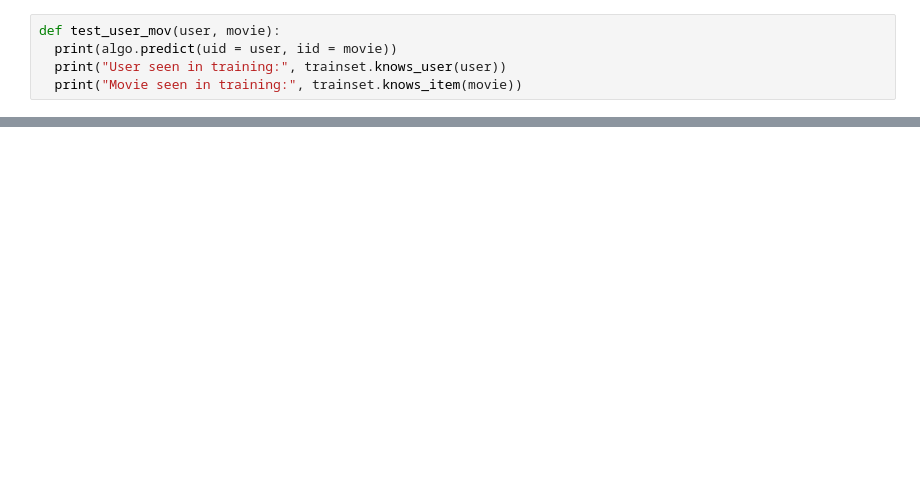
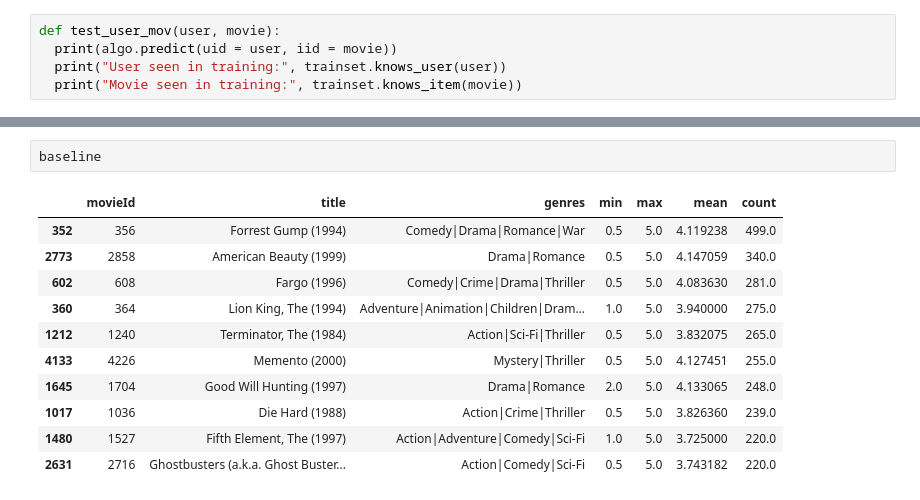
Before and after one commit to vaguiar/CodingSamples, a Jupyter notebook: hw2/hw2_collab_filtering_exp.ipynb, the cells around one changed output, grey strips where cells are left out. Drawn from its saved outputs; the diff is of its cells as text; blank space fills up the shorter version.

```diff
--- a/hw2/hw2_collab_filtering_exp.ipynb
+++ b/hw2/hw2_collab_filtering_exp.ipynb
@@ -355,0 +427,14 @@ Movie seen in training: False
+# %%
+baseline
+# %% [output]
+|  | movieId | title | genres | min | max | mean | count |
+| 352 | 356 | Forrest Gump (1994) | Comedy|Drama|Romance|War | 0.5 | 5.0 | 4.119238 | 499.0 |
+| 2773 | 2858 | American Beauty (1999) | Drama|Romance | 0.5 | 5.0 | 4.147059 | 340.0 |
+| 602 | 608 | Fargo (1996) | Comedy|Crime|Drama|Thriller | 0.5 | 5.0 | 4.083630 | 281.0 |
+| 360 | 364 | Lion King, The (1994) | Adventure|Animation|Children|Dram... | 1.0 | 5.0 | 3.940000 | 275.0 |
+| 1212 | 1240 | Terminator, The (1984) | Action|Sci-Fi|Thriller | 0.5 | 5.0 | 3.832075 | 265.0 |
+| 4133 | 4226 | Memento (2000) | Mystery|Thriller | 0.5 | 5.0 | 4.127451 | 255.0 |
+| 1645 | 1704 | Good Will Hunting (1997) | Drama|Romance | 2.0 | 5.0 | 4.133065 | 248.0 |
+| 1017 | 1036 | Die Hard (1988) | Action|Crime|Thriller | 0.5 | 5.0 | 3.826360 | 239.0 |
+| 1480 | 1527 | Fifth Element, The (1997) | Action|Adventure|Comedy|Sci-Fi | 1.0 | 5.0 | 3.725000 | 220.0 |
+| 2631 | 2716 | Ghostbusters (a.k.a. Ghost Buster... | Action|Comedy|Sci-Fi | 0.5 | 5.0 | 3.743182 | 220.0 |
```
Also changed, not shown: parts of 25 cells of this notebook.
